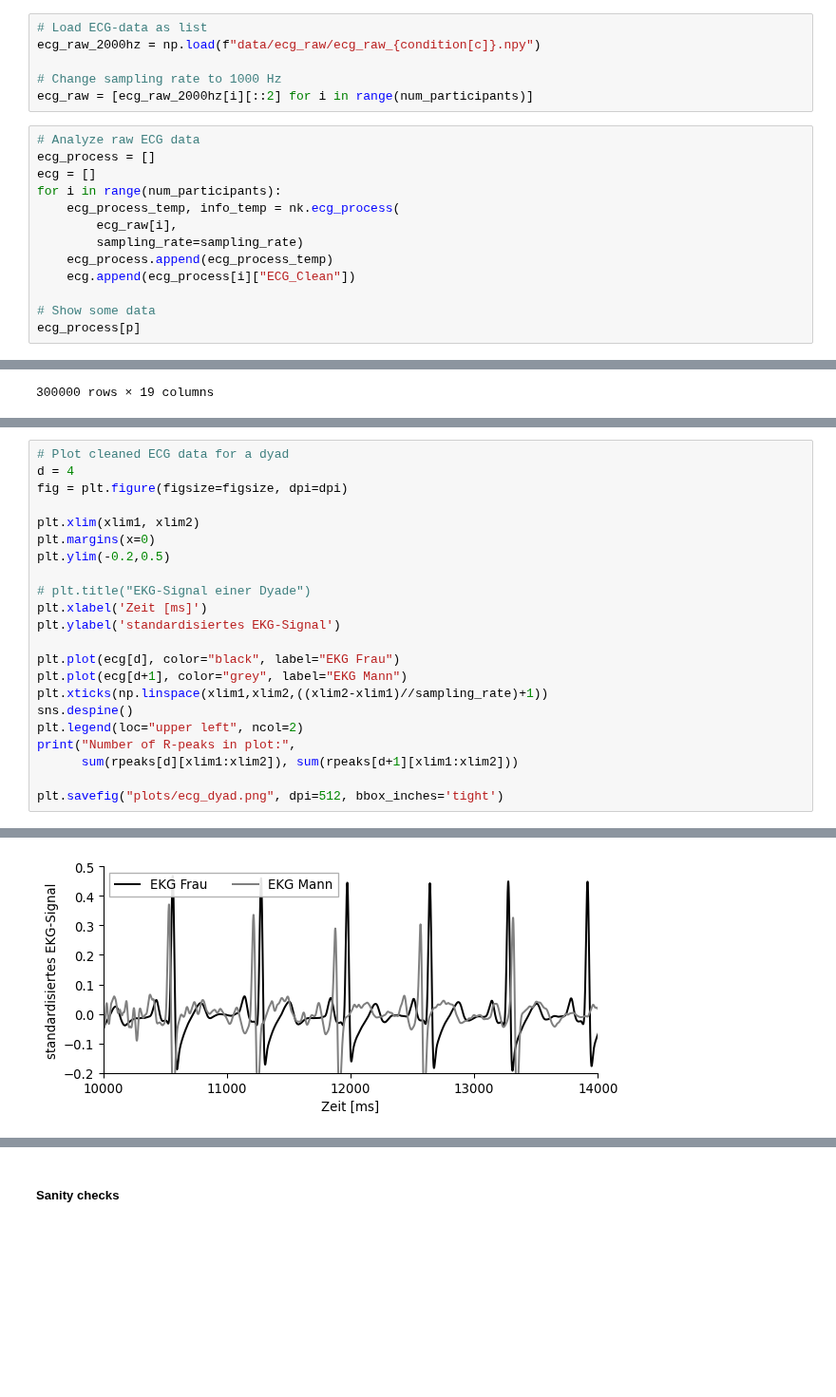
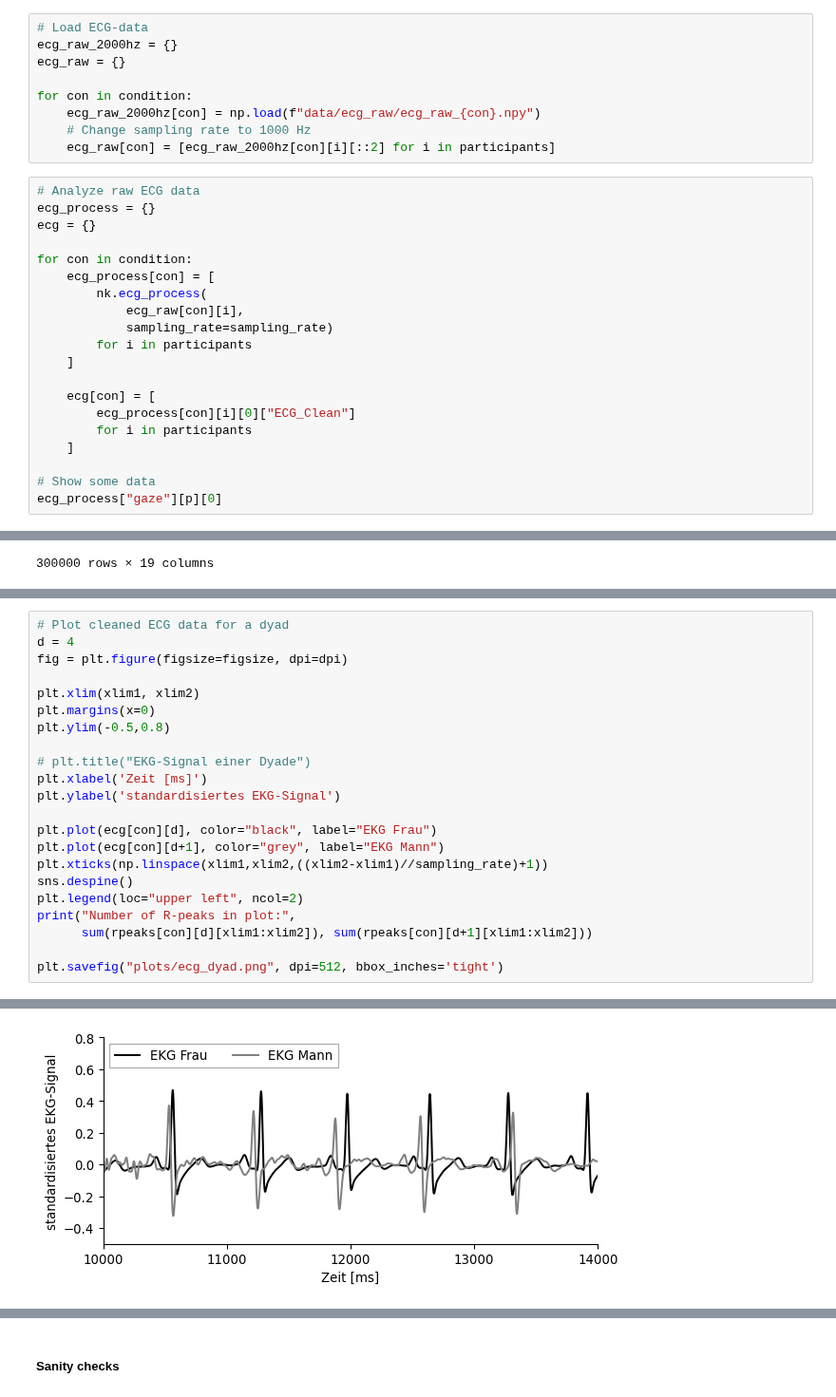
Before and after one commit to visserle/two-hearts, a Jupyter notebook: 04_more_plots.ipynb, the cells around one changed output, grey strips where cells are left out. Shown at 95% size. Drawn from its saved outputs; the diff is of its cells as text; blank space fills up the shorter version.

Commit message:
refactor everything
add conditions

```diff
--- a/04_more_plots.ipynb
+++ b/04_more_plots.ipynb
@@ -52,24 +52,34 @@ c = 1  # condition
 d = 2  # dyad -> only even numbers
 p = 6  # person
 # %%
-# Load ECG-data as list
-ecg_raw_2000hz = np.load(f"data/ecg_raw/ecg_raw_{condition[c]}.npy")
+# Load ECG-data
+ecg_raw_2000hz = {}
+ecg_raw = {}
 
-# Change sampling rate to 1000 Hz
-ecg_raw = [ecg_raw_2000hz[i][::2] for i in range(num_participants)]
+for con in condition:
+    ecg_raw_2000hz[con] = np.load(f"data/ecg_raw/ecg_raw_{con}.npy")
+    # Change sampling rate to 1000 Hz
+    ecg_raw[con] = [ecg_raw_2000hz[con][i][::2] for i in participants]
 # %%
 # Analyze raw ECG data
-ecg_process = []
-ecg = []
-for i in range(num_participants):
-    ecg_process_temp, info_temp = nk.ecg_process(
-        ecg_raw[i],
-        sampling_rate=sampling_rate)
-    ecg_process.append(ecg_process_temp)
-    ecg.append(ecg_process[i]["ECG_Clean"])
+ecg_process = {}
+ecg = {}
+
+for con in condition:
+    ecg_process[con] = [
+        nk.ecg_process(
+            ecg_raw[con][i],
+            sampling_rate=sampling_rate)
+        for i in participants
+    ]
+
+    ecg[con] = [
+        ecg_process[con][i][0]["ECG_Clean"]
+        for i in participants
+    ]
 
 # Show some data
-ecg_process[p]
+ecg_process["gaze"][p][0]
 # %% [output]
 |  | ECG_Raw | ECG_Clean | ECG_Rate | ECG_Quality | ECG_R_Peaks | ECG_P_Peaks | ECG_P_Onsets | ECG_P_Offsets | ... |
 | 0 | 0.005798 | 0.007556 | 74.964076 | 0.97369 | 0 | 0 | 0 | 0 | ... |
@@ -243,27 +253,27 @@ def get_normalized_df(df):
 # %%
 # Plot cleaned ECG data for a dyad
 d = 4
 fig = plt.figure(figsize=figsize, dpi=dpi)
 
 plt.xlim(xlim1, xlim2)
 plt.margins(x=0)
-plt.ylim(-0.2,0.5)
+plt.ylim(-0.5,0.8)
 
 # plt.title("EKG-Signal einer Dyade")
 plt.xlabel('Zeit [ms]')
 plt.ylabel('standardisiertes EKG-Signal')
 
-plt.plot(ecg[d], color="black", label="EKG Frau")
-plt.plot(ecg[d+1], color="grey", label="EKG Mann")
+plt.plot(ecg[con][d], color="black", label="EKG Frau")
+plt.plot(ecg[con][d+1], color="grey", label="EKG Mann")
 plt.xticks(np.linspace(xlim1,xlim2,((xlim2-xlim1)//sampling_rate)+1))
 sns.despine()
 plt.legend(loc="upper left", ncol=2)
 print("Number of R-peaks in plot:",
-      sum(rpeaks[d][xlim1:xlim2]), sum(rpeaks[d+1][xlim1:xlim2]))
+      sum(rpeaks[con][d][xlim1:xlim2]), sum(rpeaks[con][d+1][xlim1:xlim2]))
 
 plt.savefig("plots/ecg_dyad.png", dpi=512, bbox_inches='tight')
 # %% [output]
 Number of R-peaks in plot: 6 5
-[figure, old version]
+[figure, new version]
 # %%
 #  Plot tachogramm for IBI-series
```
Also changed, not shown: parts of 11 cells of this notebook.
